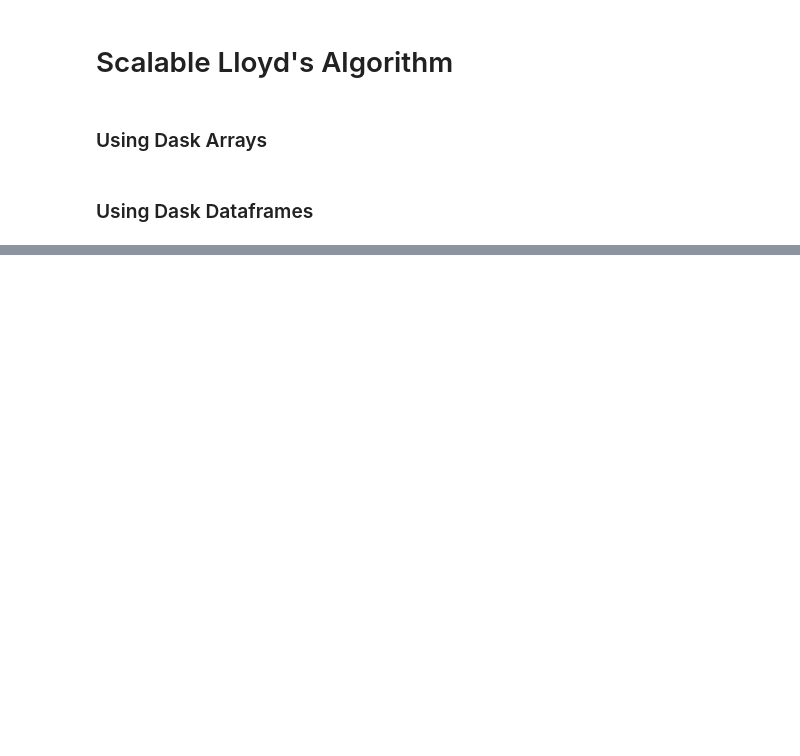
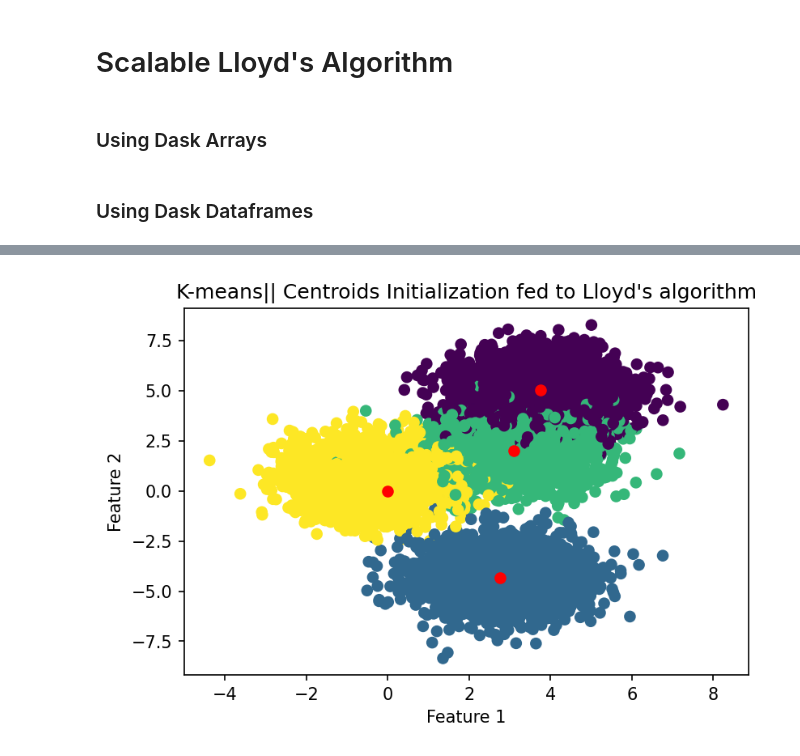
Before and after one commit to ElHuaco/Distributed-k-means, a Jupyter notebook: src/dask/notebooks/OUR CODE/Main.ipynb, the cells around one changed output, grey strips where cells are left out. Saved outputs shown, nothing was run; the diff lists cells and outputs as text; code cells hidden in the pictures; blank space fills up the shorter version.

```diff
--- a/src/dask/notebooks/OUR CODE/Main.ipynb
+++ b/src/dask/notebooks/OUR CODE/Main.ipynb
@@ -540,4 +191,0 @@ print(max(acc, 1-acc))
-# %%
-X, y = dask_ml.datasets.make_blobs(10000, n_features=3 ,centers=5, chunks=8)
-X = X.rechunk(get_chunks(X))
-X.persist()
@@ -724,0 +213,11 @@ print(max(acc, 1-acc))
+# %%
+import matplotlib.pyplot as plt
+plt.figure(dpi=150)
+plt.scatter(X[:,0], X[:,1], c=y)
+plt.scatter(results[:,0], results[:,1],c='red')
+plt.title("K-means|| Centroids Initialization fed to Lloyd's algorithm")
+plt.xlabel("Feature 1")
+plt.ylabel("Feature 2")
+plt.show()
+# %% [output]
+[figure, added]
```
Also changed, not shown: parts of 83 cells of this notebook, 2 other files.
